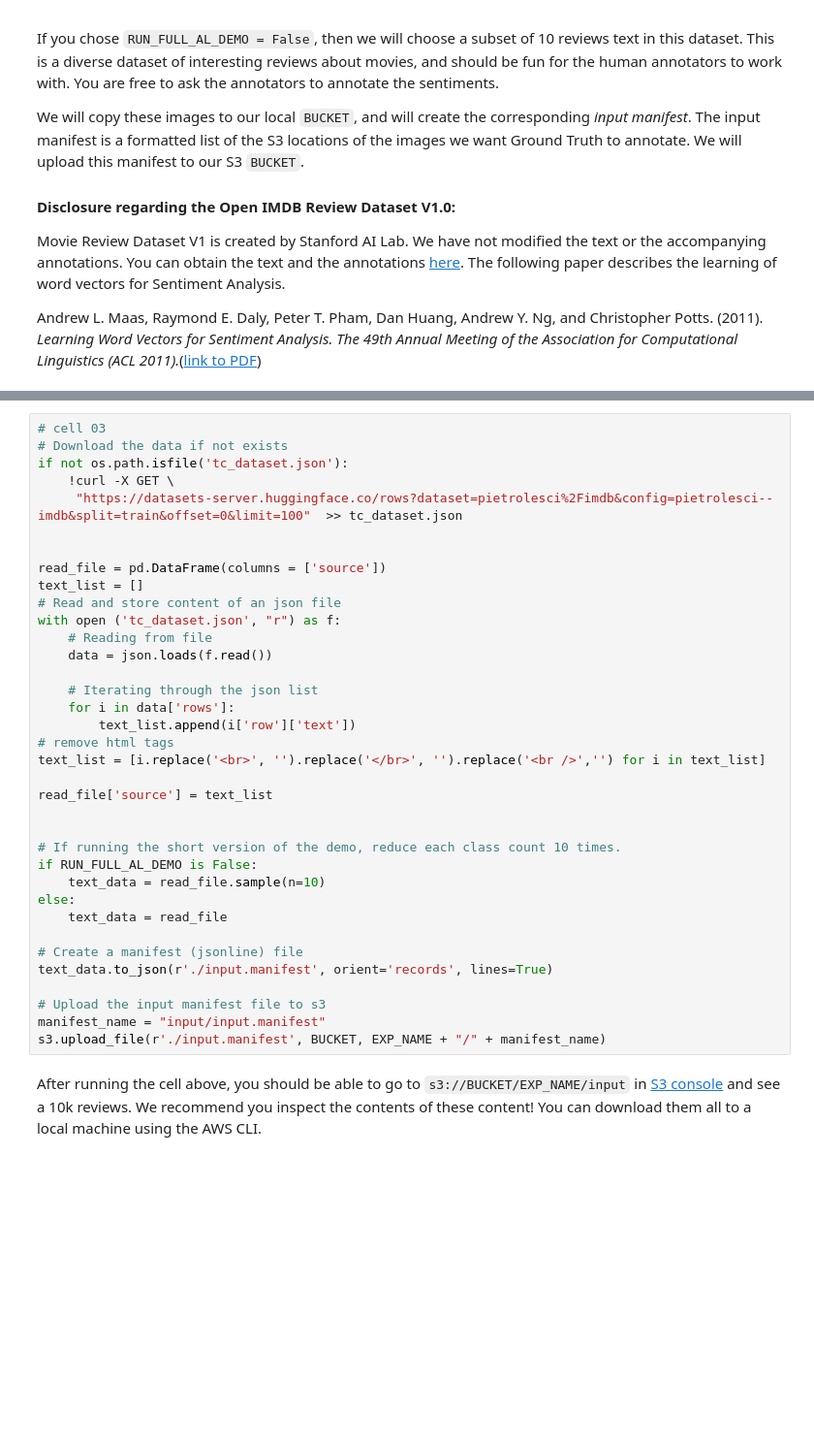
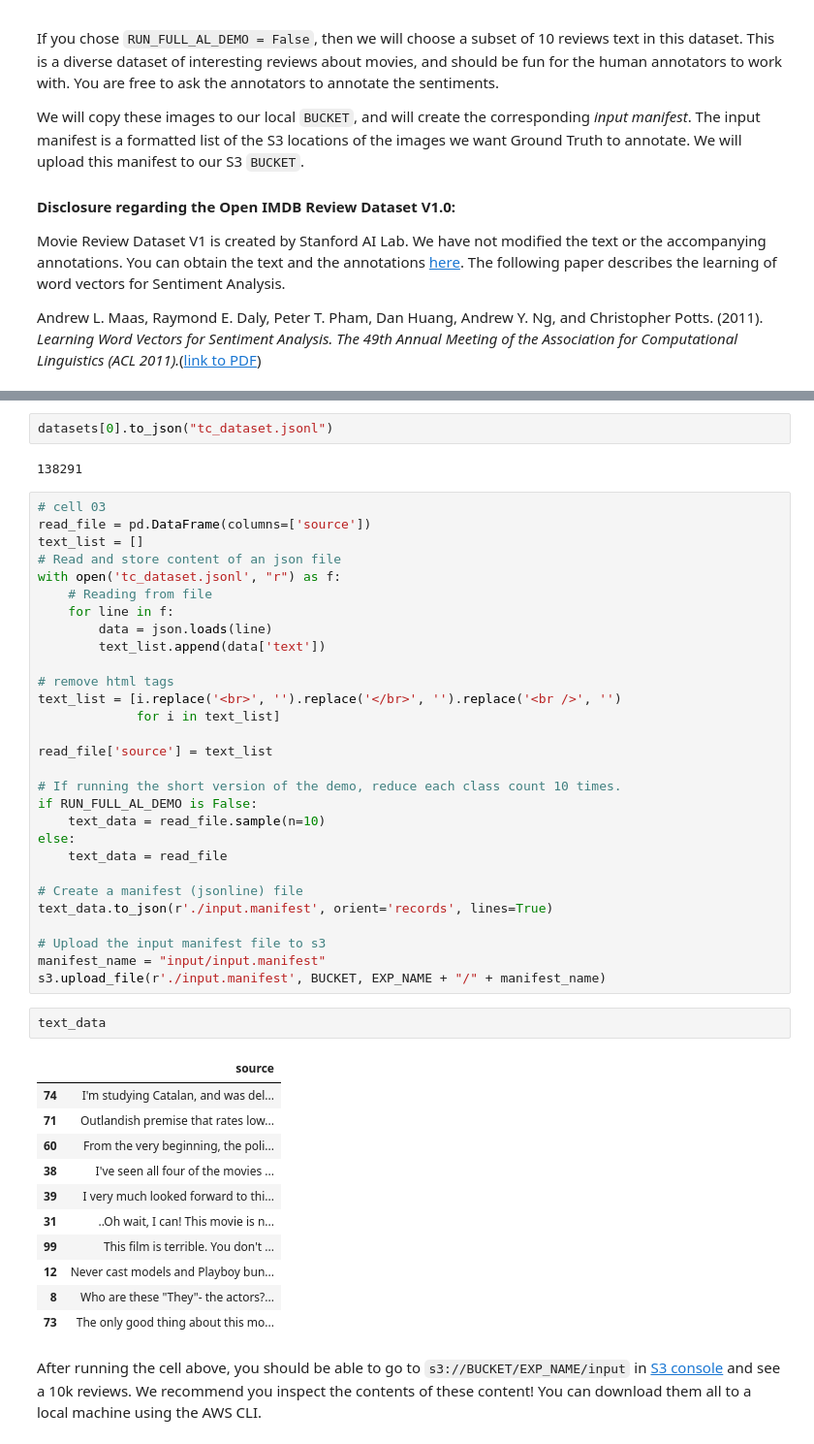
Before and after one commit to aws-samples/amazon-sagemaker-groundtruth-immersionday, a Jupyter notebook: 03-module-label-text/text-classification/amazon-sagemaker-groundtruth-text-classification-labeling.ipynb, the cells around one changed output, grey strips where cells are left out. Shown: that part at 97% size. Cells and saved outputs as stored; diff of their text form; blank space fills up the shorter version.

```diff
--- a/03-module-label-text/text-classification/amazon-sagemaker-groundtruth-text-classification-labeling.ipynb
+++ b/03-module-label-text/text-classification/amazon-sagemaker-groundtruth-text-classification-labeling.ipynb
@@ -102,26 +111,23 @@ Andrew L. Maas, Raymond E. Daly, Peter T. Pham, Dan Huang, Andrew Y. Ng, and Chr
+# %%
+datasets[0].to_json("tc_dataset.jsonl")
+# %% [output]
+138291
 # %%
 # cell 03
-# Download the data if not exists
-if not os.path.isfile('tc_dataset.json'):
-    !curl -X GET \
-     "https://datasets-server.huggingface.co/rows?dataset=pietrolesci%2Fimdb&config=pietrolesci--imdb&split=train&offset=0&limit=100"  >> tc_dataset.json
-
-
-read_file = pd.DataFrame(columns = ['source'])
+read_file = pd.DataFrame(columns=['source'])
 text_list = []
 # Read and store content of an json file
-with open ('tc_dataset.json', "r") as f:
+with open('tc_dataset.jsonl', "r") as f:
     # Reading from file
-    data = json.loads(f.read())
+    for line in f:
+        data = json.loads(line)
+        text_list.append(data['text'])
 
-    # Iterating through the json list
-    for i in data['rows']:
-        text_list.append(i['row']['text'])
 # remove html tags
-text_list = [i.replace('<br>', '').replace('</br>', '').replace('<br />','') for i in text_list]
+text_list = [i.replace('<br>', '').replace('</br>', '').replace('<br />', '')
+             for i in text_list]
 
 read_file['source'] = text_list
-
 
 # If running the short version of the demo, reduce each class count 10 times.
 if RUN_FULL_AL_DEMO is False:
@@ -135,6 +141,20 @@ text_data.to_json(r'./input.manifest', orient='records', lines=True)
 # Upload the input manifest file to s3
 manifest_name = "input/input.manifest"
 s3.upload_file(r'./input.manifest', BUCKET, EXP_NAME + "/" + manifest_name)
+# %%
+text_data
+# %% [output]
+|  | source |
+| 74 | I'm studying Catalan, and was del... |
+| 71 | Outlandish premise that rates low... |
+| 60 | From the very beginning, the poli... |
+| 38 | I've seen all four of the movies ... |
+| 39 | I very much looked forward to thi... |
+| 31 | ..Oh wait, I can! This movie is n... |
+| 99 | This film is terrible. You don't ... |
+| 12 | Never cast models and Playboy bun... |
+| 8 | Who are these "They"- the actors?... |
+| 73 | The only good thing about this mo... |
 # %% [markdown]
 After running the cell above, you should be able to go to `s3://BUCKET/EXP_NAME/input` in [S3 console](https://console.aws.amazon.com/s3/) and see a 10k reviews. We recommend you inspect the contents of these content! You can download them all to a local machine using the AWS CLI.
 # %% [markdown]
```
Also changed, not shown: parts of 6 cells of this notebook, 1 other file.
